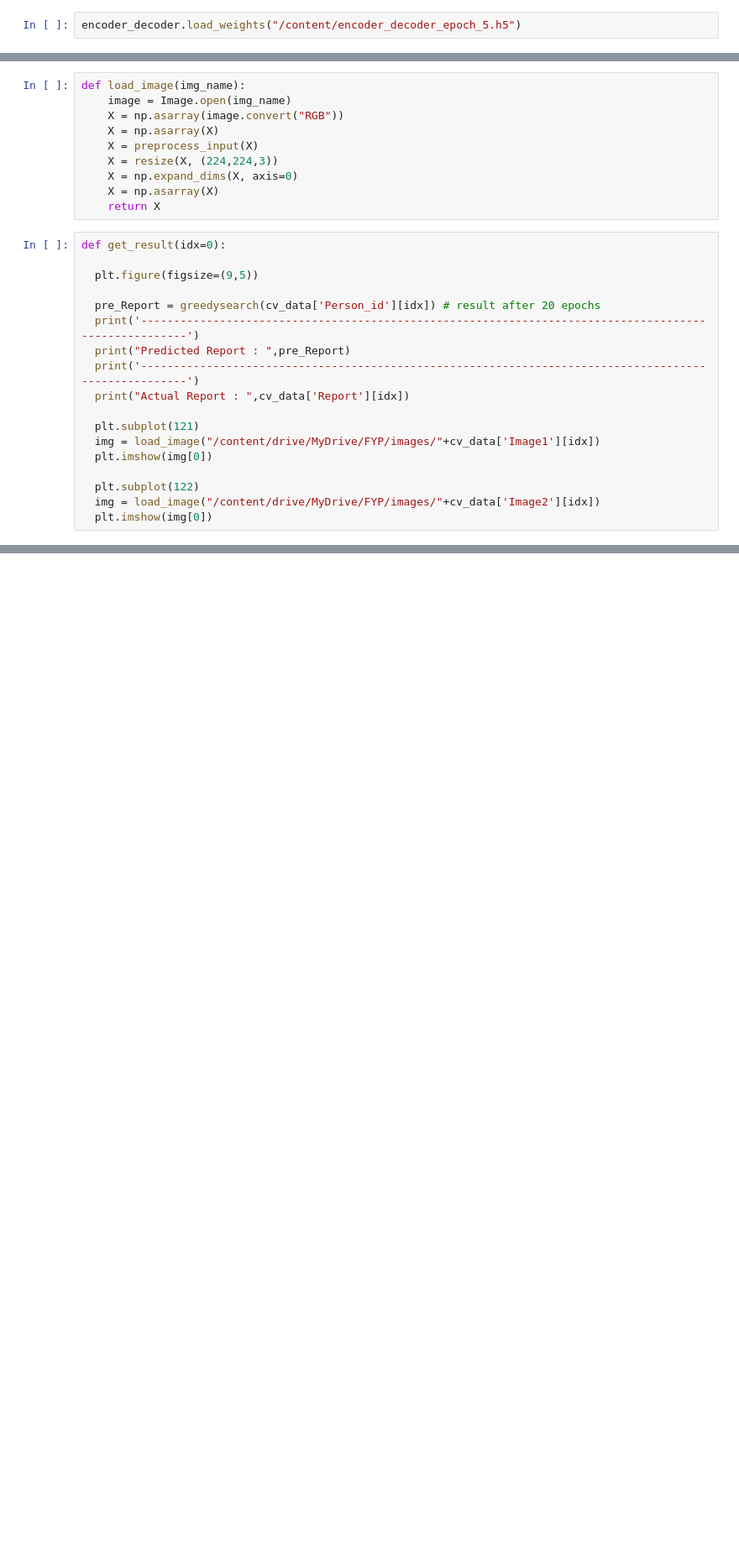
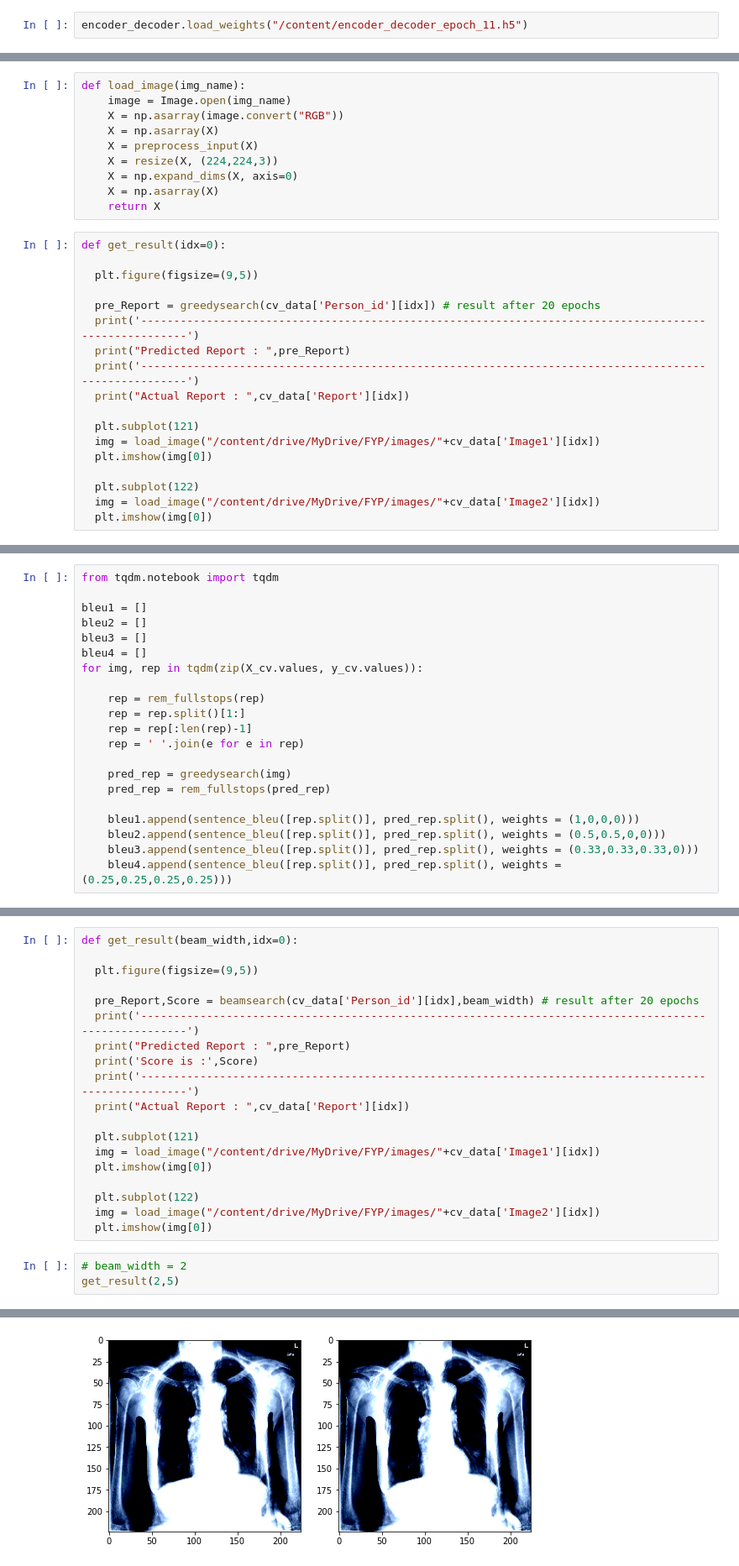
Before and after one commit to AbdulWahabRaza123/Report-generation-work, a Jupyter notebook: TrainModel.ipynb, the cells around one changed output, grey strips where cells are left out. Shown at 84% size. Saved outputs shown, nothing was run; the diff lists cells and outputs as text; blank space fills up the shorter version.

```diff
--- a/TrainModel.ipynb
+++ b/TrainModel.ipynb
@@ -718,2 +525,2 @@ Text(0.5, 1.0, 'Loss per epoch')
 # %%
-encoder_decoder.load_weights("/content/encoder_decoder_epoch_5.h5")
+encoder_decoder.load_weights("/content/encoder_decoder_epoch_11.h5")
@@ -860,0 +654,21 @@ WARNING:matplotlib.image:Clipping input data to the valid range for imshow with
+# %%
+from tqdm.notebook import tqdm
+
+bleu1 = []
+bleu2 = []
+bleu3 = []
+bleu4 = []
+for img, rep in tqdm(zip(X_cv.values, y_cv.values)):
+
+    rep = rem_fullstops(rep)
+    rep = rep.split()[1:]
+    rep = rep[:len(rep)-1]
+    rep = ' '.join(e for e in rep)
+
+    pred_rep = greedysearch(img)
+    pred_rep = rem_fullstops(pred_rep)
+
+    bleu1.append(sentence_bleu([rep.split()], pred_rep.split(), weights = (1,0,0,0)))
+    bleu2.append(sentence_bleu([rep.split()], pred_rep.split(), weights = (0.5,0.5,0,0)))
+    bleu3.append(sentence_bleu([rep.split()], pred_rep.split(), weights = (0.33,0.33,0.33,0)))
+    bleu4.append(sentence_bleu([rep.split()], pred_rep.split(), weights = (0.25,0.25,0.25,0.25)))
@@ -860,0 +773,23 @@ WARNING:matplotlib.image:Clipping input data to the valid range for imshow with
+# %%
+def get_result(beam_width,idx=0):
+
+  plt.figure(figsize=(9,5))
+
+  pre_Report,Score = beamsearch(cv_data['Person_id'][idx],beam_width) # result after 20 epochs
+  print('------------------------------------------------------------------------------------------------------')
+  print("Predicted Report : ",pre_Report)
+  print('Score is :',Score)
+  print('------------------------------------------------------------------------------------------------------')
+  print("Actual Report : ",cv_data['Report'][idx])
+
+  plt.subplot(121)
+  img = load_image("/content/drive/MyDrive/FYP/images/"+cv_data['Image1'][idx])
+  plt.imshow(img[0])
+
+  plt.subplot(122)
+  img = load_image("/content/drive/MyDrive/FYP/images/"+cv_data['Image2'][idx])
+  plt.imshow(img[0])
+# %%
+# beam_width = 2
+get_result(2,5)
+# %% [output]
@@ -860,0 +820 @@ WARNING:matplotlib.image:Clipping input data to the valid range for imshow with
+[figure, added]
```
Also changed, not shown: parts of 47 cells of this notebook.
